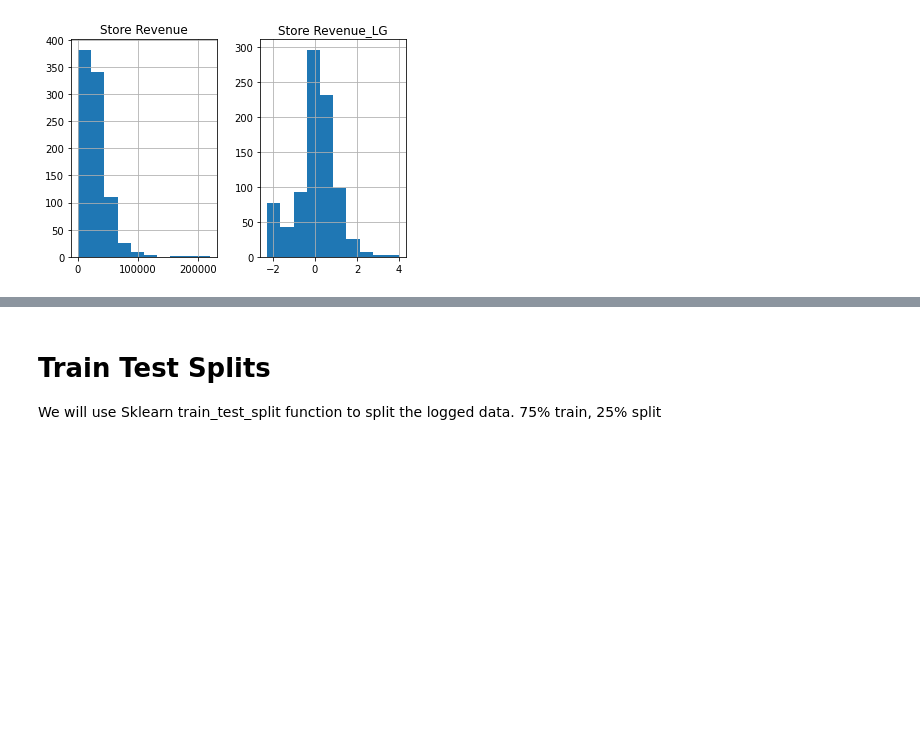
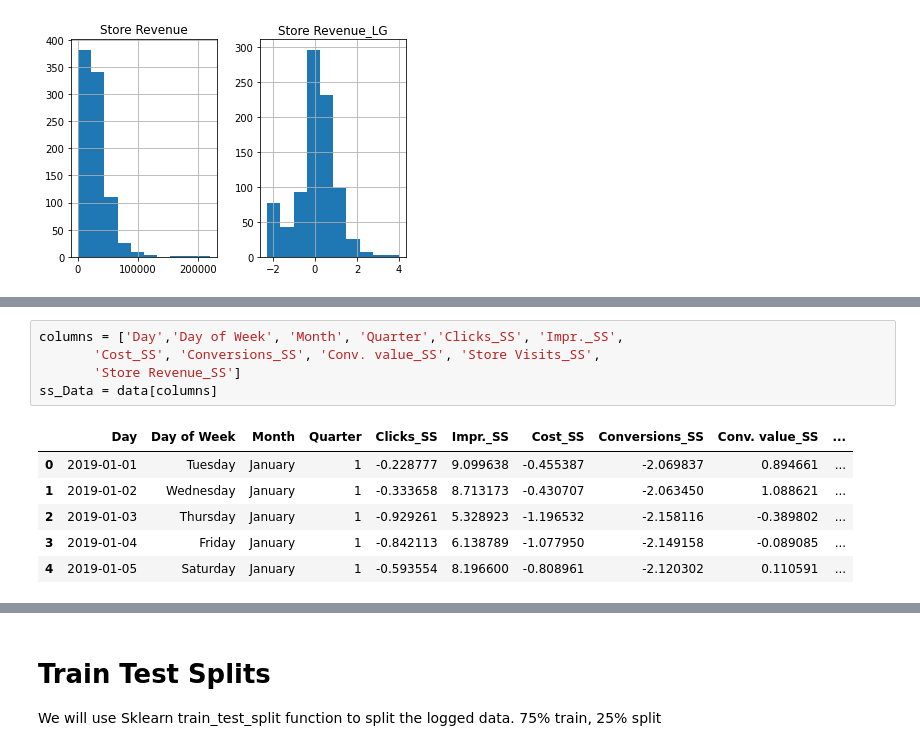
Before and after one commit to Code-By-Pitt/Capstone_Two, a Jupyter notebook: Capstone_2_Pre_processing_&_Training_Data_Development.ipynb, the cells around one changed output, grey strips where cells are left out. Saved outputs shown, nothing was run; the diff lists cells and outputs as text; blank space fills up the shorter version.

```diff
--- a/Capstone_2_Pre_processing_&_Training_Data_Development.ipynb
+++ b/Capstone_2_Pre_processing_&_Training_Data_Development.ipynb
@@ -245,0 +273,12 @@ logData.head()
+# %%
+columns = ['Day','Day of Week', 'Month', 'Quarter','Clicks_SS', 'Impr._SS',
+       'Cost_SS', 'Conversions_SS', 'Conv. value_SS', 'Store Visits_SS',
+       'Store Revenue_SS']
+ss_Data = data[columns]
+# %% [output]
+|  | Day | Day of Week | Month | Quarter | Clicks_SS | Impr._SS | Cost_SS | Conversions_SS | Conv. value_SS | ... |
+| 0 | 2019-01-01 | Tuesday | January | 1 | -0.228777 | 9.099638 | -0.455387 | -2.069837 | 0.894661 | ... |
+| 1 | 2019-01-02 | Wednesday | January | 1 | -0.333658 | 8.713173 | -0.430707 | -2.063450 | 1.088621 | ... |
+| 2 | 2019-01-03 | Thursday | January | 1 | -0.929261 | 5.328923 | -1.196532 | -2.158116 | -0.389802 | ... |
+| 3 | 2019-01-04 | Friday | January | 1 | -0.842113 | 6.138789 | -1.077950 | -2.149158 | -0.089085 | ... |
+| 4 | 2019-01-05 | Saturday | January | 1 | -0.593554 | 8.196600 | -0.808961 | -2.120302 | 0.110591 | ... |
```
Also changed, not shown: parts of 7 cells of this notebook.
